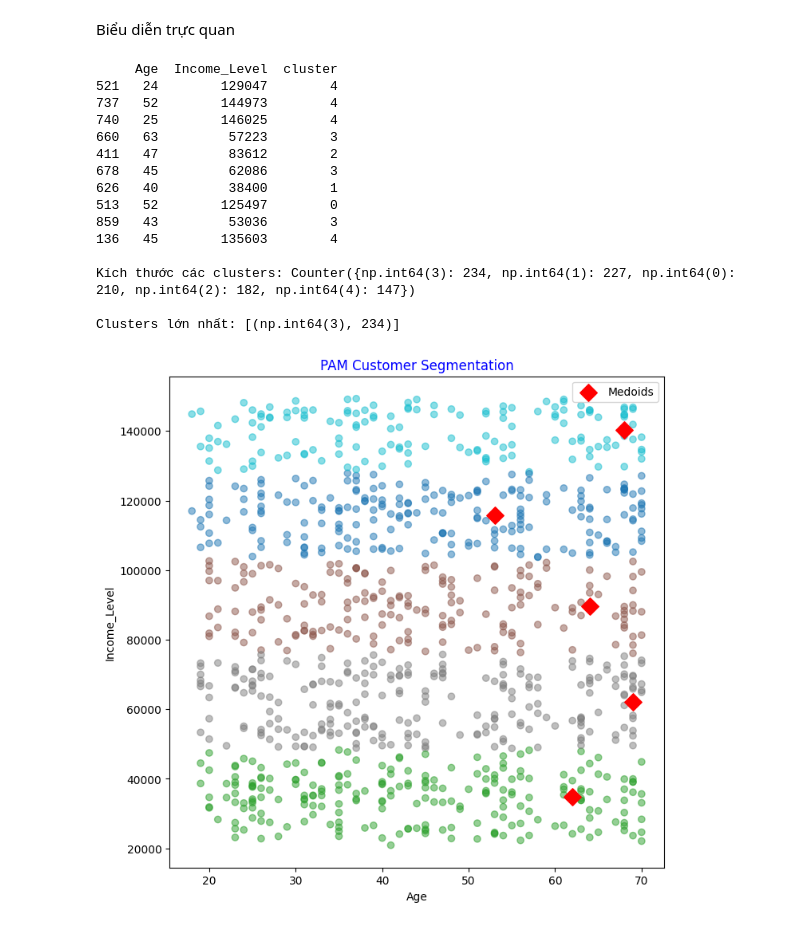
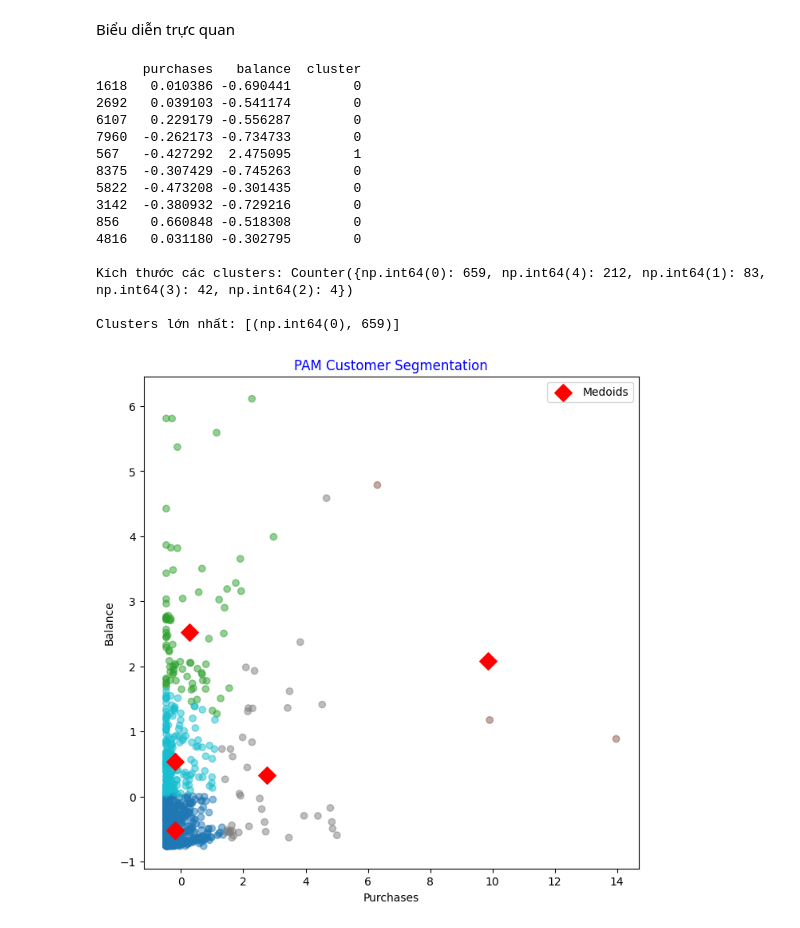
Before and after one commit to GiaHuy910/CLARANS-IN-MARKETING, a Jupyter notebook: customer_clustering/Pam.ipynb, the cells around one changed output. Saved outputs shown, nothing was run; the diff lists cells and outputs as text; code cells hidden in the pictures.

```diff
--- a/customer_clustering/Pam.ipynb
+++ b/customer_clustering/Pam.ipynb
@@ -17,8 +17,8 @@ from pyclustering.cluster.kmedoids    import kmedoids
 from pyclustering.cluster.center_initializer import kmeans_plusplus_initializer
 from sklearn.preprocessing     import LabelEncoder
 from sklearn.metrics           import pairwise_distances
-from Customer_dataset import data
-processed_data=data.copy()
+from Customer_dataset import data_scaled
+processed_data=data_scaled.copy()
 # %% [markdown]
 Tiền xử lý dữ liệu
 # %%
@@ -71,8 +38,8 @@ print(data_model.head())
 # %%
 ## Encode toàn bộ cột categorical sang dạng số
 le = LabelEncoder()
-for col in data_model.select_dtypes(include = 'object').columns:
-    data_model[col] = le.fit_transform(data_model[col].astype(str))
+for col in processed_data.select_dtypes(include = 'object').columns:
+    processed_data[col] = le.fit_transform(processed_data[col].astype(str))
 
-print(data_model.head())
+print(processed_data.head())
 # %% [output]
@@ -159,7 +107,6 @@ print(pd.DataFrame(medoids, columns = data_model.columns))
 # %%
 ## Kết quả gom cụm khách hàng
-data['cluster'] = labels
-print(data[['Age', 'Income_Level', 'cluster']].head(10))
+processed_data['cluster'] = labels
 
 print('\nKích thước các clusters:', Counter(labels))
 print('\n2 clusters lớn nhất:',    Counter(labels).most_common(2))
@@ -182,7 +117,7 @@ Kích thước các clusters: Counter({np.int64(3): 234, np.int64(1): 227, np.in
 # %% [markdown]
 Biểu diễn trực quan
 # %%
-data2d       = data[['Age', 'Income_Level']].sample(n = 1000, random_state = 42).copy()
+data2d       = processed_data[['purchases', 'balance']].sample(n = 1000, random_state = 42).copy()
 X2d          = data2d.values.tolist()
 
 init_idx2d   = kmeans_plusplus_initializer(X2d, k).initialize(return_index = True)
@@ -191,7 +126,7 @@ model2d.process()
 
 medoid_idx2d      = model2d.get_medoids()
 clusters2d        = model2d.get_clusters()
-medoids2d         = data2d.iloc[medoid_idx2d][['Age', 'Income_Level']].values
+medoids2d         = data2d.iloc[medoid_idx2d][['purchases', 'balance']].values
 
 labels2d = np.empty(len(X2d), dtype = int)
 for cluster_id, indices in enumerate(clusters2d):
@@ -203,30 +138,30 @@ print(data2d.head(10))
 print('\nKích thước các clusters:', Counter(labels2d))
 print('\nClusters lớn nhất:',      Counter(labels2d).most_common(1))
 # %% [output]
-     Age  Income_Level  cluster
-521   24        129047        4
-737   52        144973        4
-740   25        146025        4
-660   63         57223        3
-411   47         83612        2
-678   45         62086        3
-626   40         38400        1
-513   52        125497        0
-859   43         53036        3
-136   45        135603        4
+      purchases   balance  cluster
+1618   0.010386 -0.690441        0
+2692   0.039103 -0.541174        0
+6107   0.229179 -0.556287        0
+7960  -0.262173 -0.734733        0
+567   -0.427292  2.475095        1
+8375  -0.307429 -0.745263        0
+5822  -0.473208 -0.301435        0
+3142  -0.380932 -0.729216        0
+856    0.660848 -0.518308        0
+4816   0.031180 -0.302795        0
 
-Kích thước các clusters: Counter({np.int64(3): 234, np.int64(1): 227, np.int64(0): 210, np.int64(2): 182, np.int64(4): 147})
+Kích thước các clusters: Counter({np.int64(0): 659, np.int64(4): 212, np.int64(1): 83, np.int64(3): 42, np.int64(2): 4})
 
-Clusters lớn nhất: [(np.int64(3), 234)]
+Clusters lớn nhất: [(np.int64(0), 659)]
 # %%
 ## Biểu diễn trực quan
 plt.figure(figsize = (8, 8))
-plt.scatter(data2d.Age, data2d['Income_Level'], c = data2d.cluster, alpha = 0.5, cmap = 'tab10')
+plt.scatter(data2d.purchases, data2d['balance'], c = data2d.cluster, alpha = 0.5, cmap = 'tab10')
 plt.scatter(medoids2d[:, 0], medoids2d[:, 1], marker = 'D', s = 120, color = 'red', zorder = 5, label = 'Medoids')
-plt.xlabel('Age')
-plt.ylabel('Income_Level')
+plt.xlabel('Purchases')
+plt.ylabel('Balance')
 plt.title('PAM Customer Segmentation', color = 'blue')
 plt.legend()
 plt.show()
 # %% [output]
-[figure, old version]
+[figure, new version]
```
Also changed, not shown: parts of 6 cells of this notebook, 13 other files.
